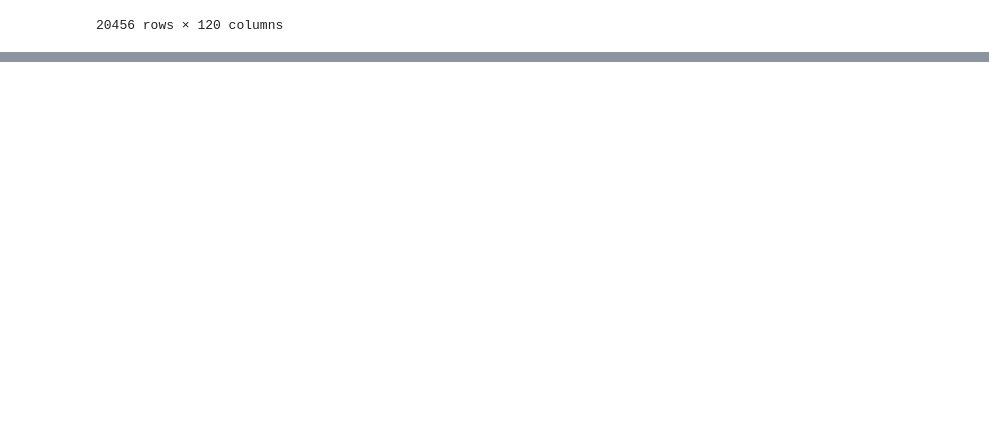
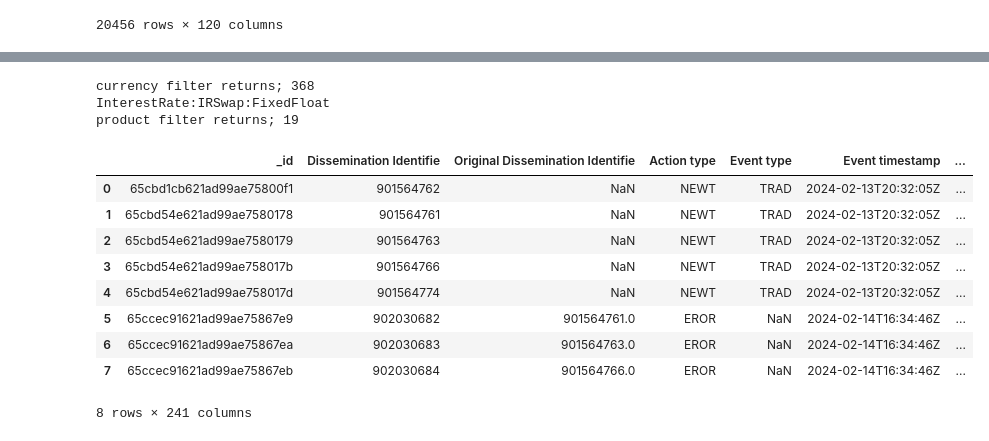
Before and after one commit to Mehedi24434/sdrpy, a Jupyter notebook: test.ipynb, the cells around one changed output, grey strips where cells are left out. Saved outputs shown, nothing was run; the diff lists cells and outputs as text; code cells hidden in the pictures; blank space fills up the shorter version.

Commit message:
maturity completed

```diff
--- a/test.ipynb
+++ b/test.ipynb
@@ -39,0 +42,17 @@ df1
+# %%
+df1 = get_trades(df, maturity="3<m<5", product="irswap", product_type="FixedFloat", currencies=["CAD"])  # For multiple currencies
+df1
+# %% [output]
+currency filter returns; 368
+InterestRate:IRSwap:FixedFloat
+product filter returns; 19
+|  | _id | Dissemination Identifie | Original Dissemination Identifie | Action type | Event type | Event timestamp | ... |
+| 0 | 65cbd1cb621ad99ae75800f1 | 901564762 | NaN | NEWT | TRAD | 2024-02-13T20:32:05Z | ... |
+| 1 | 65cbd54e621ad99ae7580178 | 901564761 | NaN | NEWT | TRAD | 2024-02-13T20:32:05Z | ... |
+| 2 | 65cbd54e621ad99ae7580179 | 901564763 | NaN | NEWT | TRAD | 2024-02-13T20:32:05Z | ... |
+| 3 | 65cbd54e621ad99ae758017b | 901564766 | NaN | NEWT | TRAD | 2024-02-13T20:32:05Z | ... |
+| 4 | 65cbd54e621ad99ae758017d | 901564774 | NaN | NEWT | TRAD | 2024-02-13T20:32:05Z | ... |
+| 5 | 65ccec91621ad99ae75867e9 | 902030682 | 901564761.0 | EROR | NaN | 2024-02-14T16:34:46Z | ... |
+| 6 | 65ccec91621ad99ae75867ea | 902030683 | 901564763.0 | EROR | NaN | 2024-02-14T16:34:46Z | ... |
+| 7 | 65ccec91621ad99ae75867eb | 902030684 | 901564766.0 | EROR | NaN | 2024-02-14T16:34:46Z | ... |
+8 rows × 241 columns
```
Also changed, not shown: parts of 2 cells of this notebook, 4 other files.
